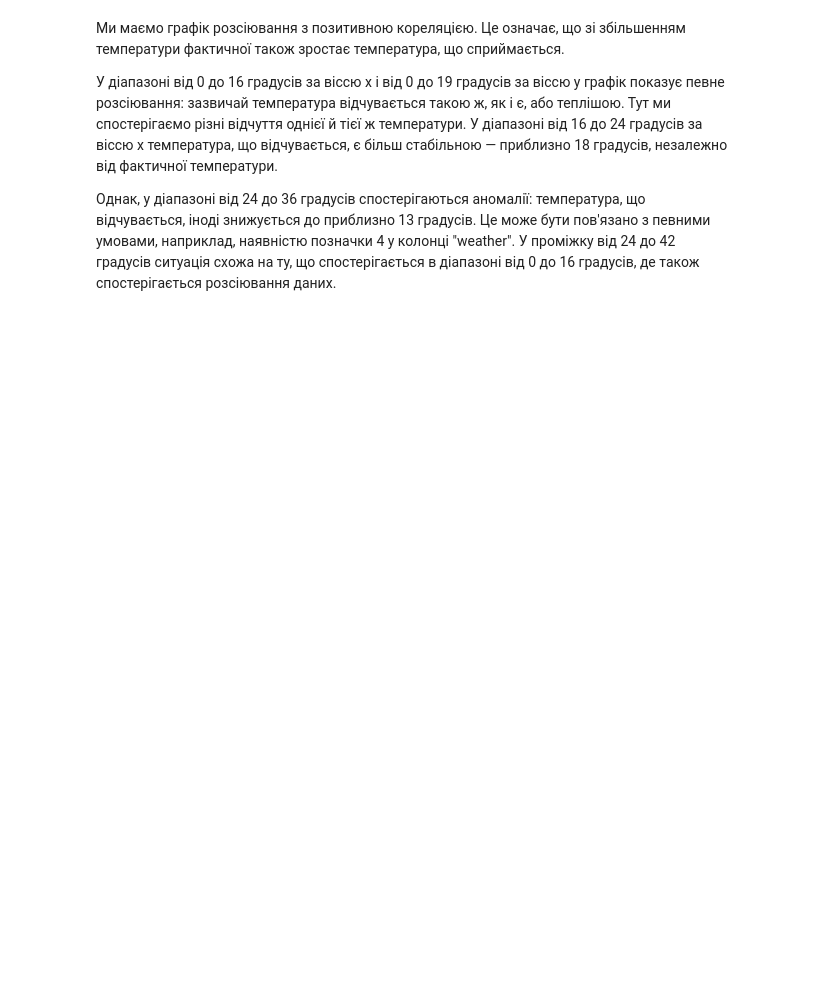
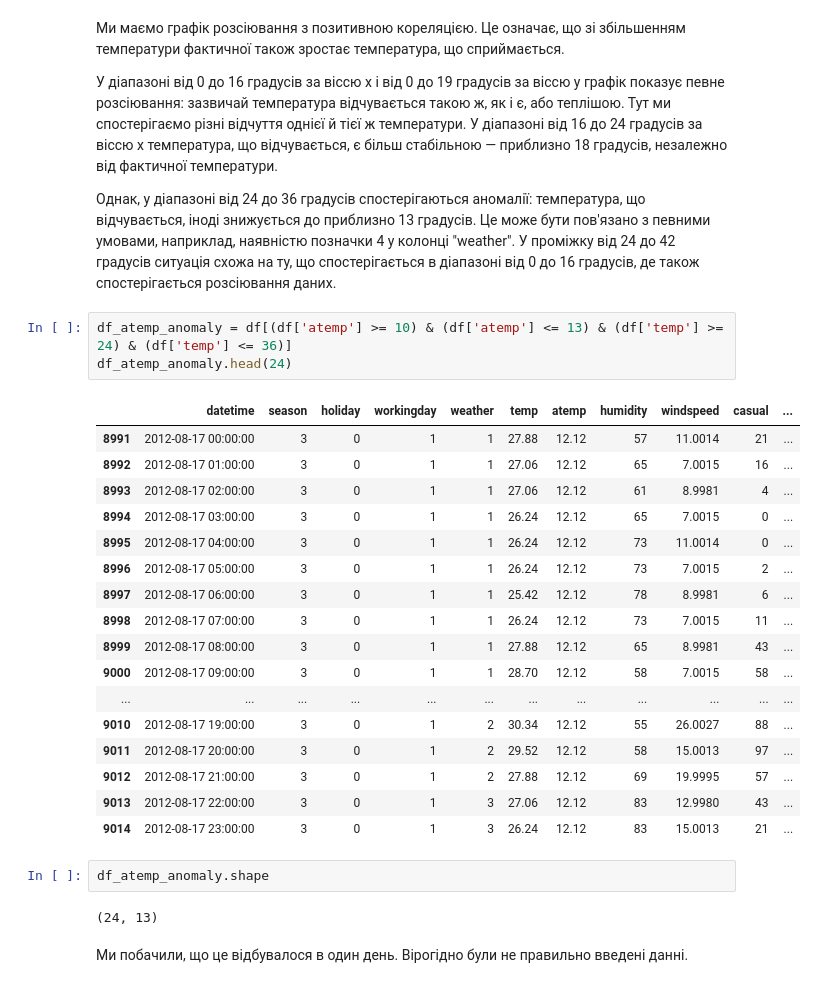
Before and after one commit to OlhaZahrebelna/my_practis_on_github, a Jupyter notebook: Zahrebelna_Olha"hw_4_3_Робота_з_DataFrame_Діаграма_розсіювання_ipynb".ipynb, the cells around one changed output. Drawn from its saved outputs; the diff is of its cells as text; blank space fills up the shorter version.

```diff
--- a/Zahrebelna_Olha"hw_4_3_Робота_з_DataFrame_Діаграма_розсіювання_ipynb".ipynb
+++ b/Zahrebelna_Olha"hw_4_3_Робота_з_DataFrame_Діаграма_розсіювання_ipynb".ipynb
@@ -150,3 +152,30 @@ plt.title(f'Графік розсіювання між температурою
 У діапазоні від 0 до 16 градусів за віссю x і від 0 до 19 градусів за віссю y графік показує певне розсіювання: зазвичай температура відчувається такою ж, як і є, або теплішою. Тут ми спостерігаємо різні відчуття однієї й тієї ж температури. У діапазоні від 16 до 24 градусів за віссю x температура, що відчувається, є більш стабільною — приблизно 18 градусів, незалежно від фактичної температури.
 
 Однак, у діапазоні від 24 до 36 градусів спостерігаються аномалії: температура, що відчувається, іноді знижується до приблизно 13 градусів. Це може бути пов'язано з певними умовами, наприклад, наявністю позначки 4 у колонці "weather". У проміжку від 24 до 42 градусів ситуація схожа на ту, що спостерігається в діапазоні від 0 до 16 градусів, де також спостерігається розсіювання даних.
+# %%
+df_atemp_anomaly = df[(df['atemp'] >= 10) & (df['atemp'] <= 13) & (df['temp'] >= 24) & (df['temp'] <= 36)]
+df_atemp_anomaly.head(24)
+# %% [output]
+|  | datetime | season | holiday | workingday | weather | temp | atemp | humidity | windspeed | casual | ... |
+| 8991 | 2012-08-17 00:00:00 | 3 | 0 | 1 | 1 | 27.88 | 12.12 | 57 | 11.0014 | 21 | ... |
+| 8992 | 2012-08-17 01:00:00 | 3 | 0 | 1 | 1 | 27.06 | 12.12 | 65 | 7.0015 | 16 | ... |
+| 8993 | 2012-08-17 02:00:00 | 3 | 0 | 1 | 1 | 27.06 | 12.12 | 61 | 8.9981 | 4 | ... |
+| 8994 | 2012-08-17 03:00:00 | 3 | 0 | 1 | 1 | 26.24 | 12.12 | 65 | 7.0015 | 0 | ... |
+| 8995 | 2012-08-17 04:00:00 | 3 | 0 | 1 | 1 | 26.24 | 12.12 | 73 | 11.0014 | 0 | ... |
+| 8996 | 2012-08-17 05:00:00 | 3 | 0 | 1 | 1 | 26.24 | 12.12 | 73 | 7.0015 | 2 | ... |
+| 8997 | 2012-08-17 06:00:00 | 3 | 0 | 1 | 1 | 25.42 | 12.12 | 78 | 8.9981 | 6 | ... |
+| 8998 | 2012-08-17 07:00:00 | 3 | 0 | 1 | 1 | 26.24 | 12.12 | 73 | 7.0015 | 11 | ... |
+| 8999 | 2012-08-17 08:00:00 | 3 | 0 | 1 | 1 | 27.88 | 12.12 | 65 | 8.9981 | 43 | ... |
+| 9000 | 2012-08-17 09:00:00 | 3 | 0 | 1 | 1 | 28.70 | 12.12 | 58 | 7.0015 | 58 | ... |
+| ... | ... | ... | ... | ... | ... | ... | ... | ... | ... | ... | ... |
+| 9010 | 2012-08-17 19:00:00 | 3 | 0 | 1 | 2 | 30.34 | 12.12 | 55 | 26.0027 | 88 | ... |
+| 9011 | 2012-08-17 20:00:00 | 3 | 0 | 1 | 2 | 29.52 | 12.12 | 58 | 15.0013 | 97 | ... |
+| 9012 | 2012-08-17 21:00:00 | 3 | 0 | 1 | 2 | 27.88 | 12.12 | 69 | 19.9995 | 57 | ... |
+| 9013 | 2012-08-17 22:00:00 | 3 | 0 | 1 | 3 | 27.06 | 12.12 | 83 | 12.9980 | 43 | ... |
+| 9014 | 2012-08-17 23:00:00 | 3 | 0 | 1 | 3 | 26.24 | 12.12 | 83 | 15.0013 | 21 | ... |
+# %%
+df_atemp_anomaly.shape
+# %% [output]
+(24, 13)
+# %% [markdown]
+Ми побачили, що це відбувалося в один день. Вірогідно були не правильно введені данні.
```
Also changed, not shown: parts of 2 cells of this notebook.
